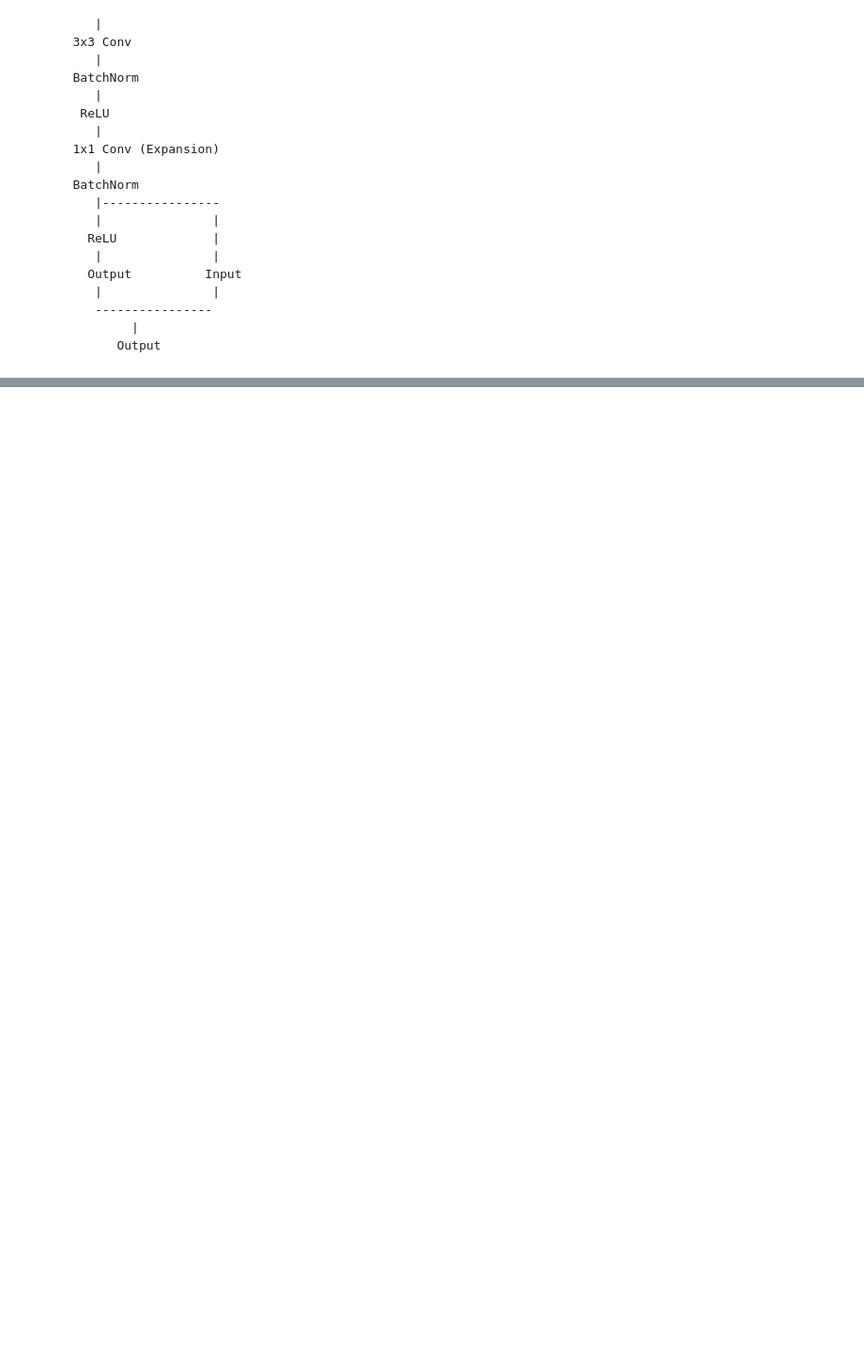
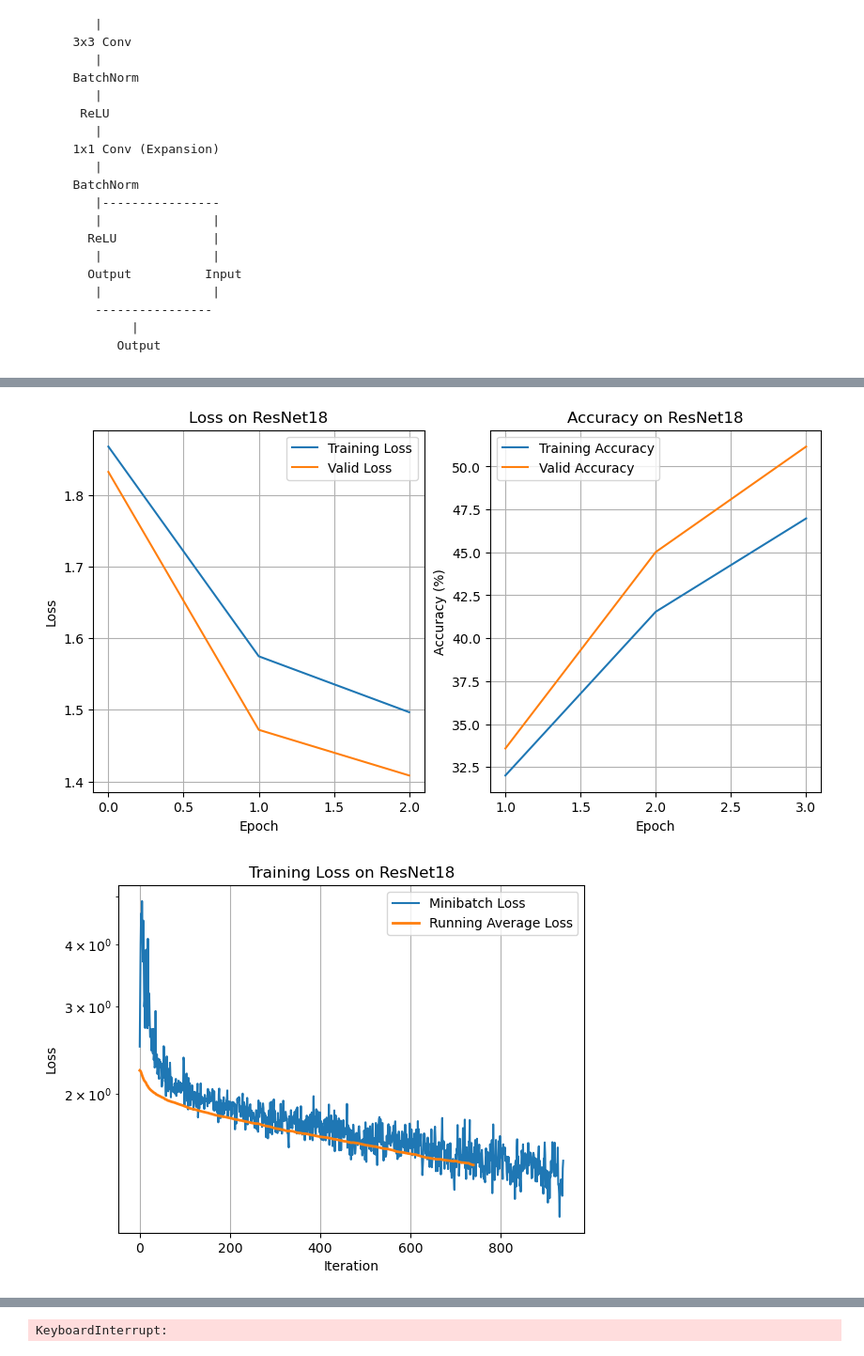
Before and after one commit to aqpower/DeepLearningStudio, a Jupyter notebook: Resnet/Resnet.ipynb, the cells around one changed output, grey strips where cells are left out. Shown: that part at 94% size. Saved outputs shown, nothing was run; the diff lists cells and outputs as text; code cells hidden in the pictures; blank space fills up the shorter version.

Commit message:
feat: Add test results for ResNet models

```diff
--- a/Resnet/Resnet.ipynb
+++ b/Resnet/Resnet.ipynb
@@ -28,14 +28,14 @@ def set_random_seed(seed):
 
 
 # 在每次训练前设置随机种子
-seed = 9  # 可以每次更改这个值
+seed = 1989  # 可以每次更改这个值
 set_random_seed(seed)
 
 # Mini-Batch Gradient Descent
 batch_size = 128
 
 learning_rate = 0.1
-num_epochs = 30
+num_epochs = 100
 num_classes = 10
 
 # the percentage of the training dataset to use as validation dataset
@@ -307,7 +311,7 @@ class ResNet(nn.Module):
         # 考虑到CIFAR10数据集的图片尺寸太小，ResNet18网络的7x7降采样卷积和池化操作容易丢失一部分信息
         # 所以在实验中我们将7x7的降采样层和最大池化层去掉，替换为一个3x3的降采样卷积，同时减小该卷积层的步长和填充大小，
         # 这样可以尽可能保留原始图像的信息。
-        self.conv1 = nn.Conv2d(3, 64, kernel_size=3, stride=2, padding=3, bias=False)
+        self.conv1 = nn.Conv2d(3, 64, kernel_size=3, stride=1, padding=1, bias=False)
         self.bn1 = nn.BatchNorm2d(64)
         # self.maxpool = nn.MaxPool2d(kernel_size=3, stride=2, padding=1)
 
@@ -675,13 +701,13 @@ def plot_training_metrics(log_dict: dict, num_epochs: int):
 
     running_avg_loss = np.convolve(loss_list, np.ones(200) / 200, mode="valid")
 
-    fig, axs = plt.subplots(1, 2)
+    fig, axs = plt.subplots(1, 2, figsize=(10, 5))
 
     axs[0].plot(train_loss_per_epoch, label="Training Loss")
     axs[0].plot(valid_loss_per_epoch, label="Valid Loss")
     axs[0].set_xlabel("Epoch")
     axs[0].set_ylabel("Loss")
-    axs[0].set_title(f"Training and Validation Loss on {model_name}")
+    axs[0].set_title(f"Loss on {model_name}")
     axs[0].legend(loc='best')
     axs[0].grid(True)
 
@@ -736,7 +762,7 @@ def plot_training_metrics(log_dict: dict, num_epochs: int):
     plt.plot(loss_list, label="Minibatch Loss")
     plt.plot(running_avg_loss, label="Running Average Loss", linewidth=2)
     plt.xlabel("Iteration")
-    plt.ylabel("Cross Entropy Loss")
+    plt.ylabel("Loss")
     plt.title(f"Training Loss on {model_name}")
     plt.legend(loc="best")
     plt.grid(True)
@@ -886,12 +933,14 @@ def plot_resnet_compare(log_dicts):
 # %%
 def train_all_resnet_models():
     resnet_models = {
-        "ResNet18": (ResNet18(num_classes=10).to(device), 100, 0.1),
-        "ResNet34": (ResNet34(num_classes=10).to(device), 100, 0.1),
-        "ResNet50": (ResNet50(num_classes=10).to(device), 100, 0.01),
-        "ResNet101": (ResNet101(num_classes=10).to(device), 100, 0.01),
-        # "ResNet152": (ResNet152(num_classes=10).to(device), 100, 0.01),
+        "ResNet18": (ResNet18(num_classes=10).to(device), 130, 0.1),
+        "ResNet34": (ResNet34(num_classes=10).to(device), 130, 0.1),
+        "ResNet50": (ResNet50(num_classes=10).to(device), 130, 0.1),
+        "ResNet101": (ResNet101(num_classes=10).to(device), 130, 0.1),
+        "ResNet152": (ResNet152(num_classes=10).to(device), 130, 0.01),
     }
+
+
 
     log_dicts = []
 
@@ -932,3 +981,4 @@ def train_all_resnet_models():
 
 # 开始训练所有模型
 log_dicts = train_all_resnet_models()
+# %% [output]
@@ -934,0 +1002,2 @@ log_dicts = train_all_resnet_models()
+[figure, added]
+[figure, added]
@@ -935,2 +1024,3 @@ log_dicts = train_all_resnet_models()
+KeyboardInterrupt:
 # %%
 plot_resnet_compare(log_dicts)
```
Also changed, not shown: parts of 8 cells of this notebook, 21 other files.
